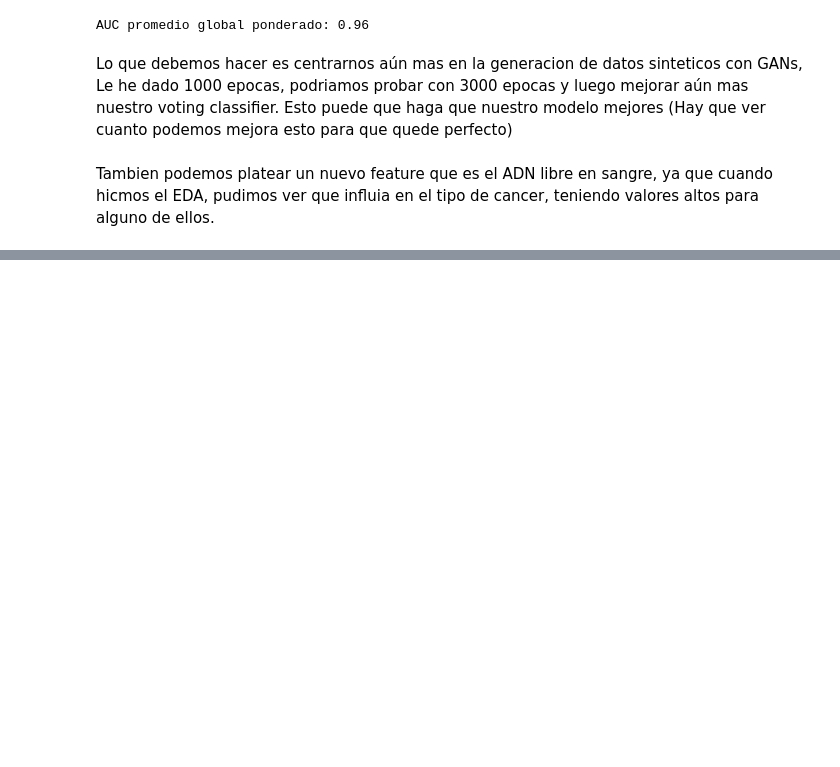
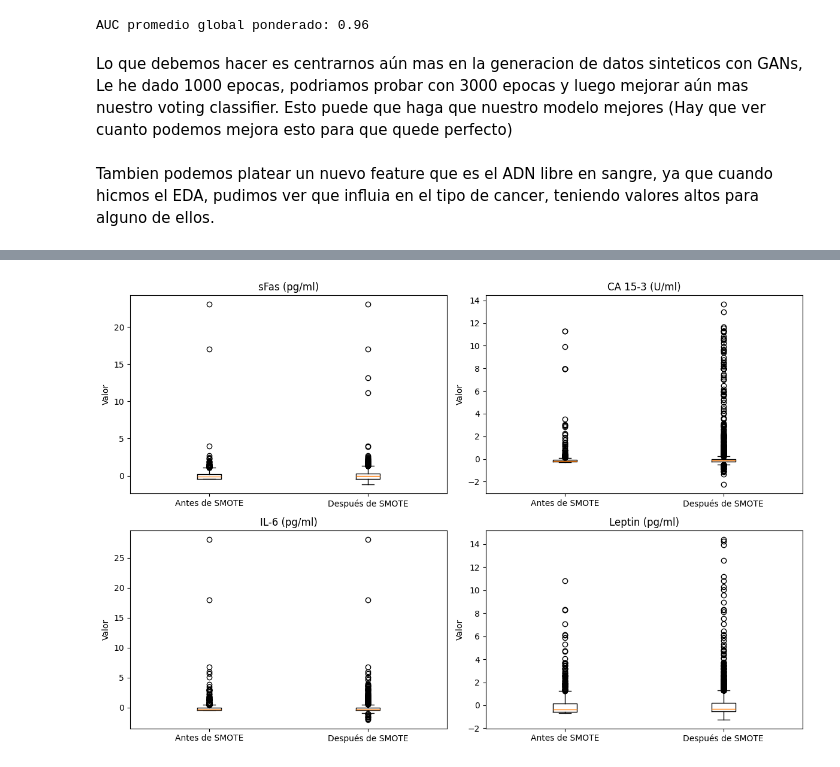
Before and after one commit to kevoa/Cancer-Prediction-, a Jupyter notebook: research/SEGUNDA_PARTE_DEF.ipynb, the cells around one changed output, grey strips where cells are left out. Cells and saved outputs as stored; diff of their text form; code cells hidden in the pictures; blank space fills up the shorter version.

```diff
--- a/research/SEGUNDA_PARTE_DEF.ipynb
+++ b/research/SEGUNDA_PARTE_DEF.ipynb
@@ -121,7 +121,7 @@ def eda_pipeline(file_path, sheet_name, group_column=None):
 ### DF4
 # %%
 # Variables para la ejecución
-file_path = 'C:/Users/34622/Desktop/Master_location/SEGUNDA_PARTE_TFM_porfa/Tables_S1_to_S11.xlsx'
+file_path = 'Tables_S1_to_S11.xlsx'
 sheet_name_s4 = 'Table S4'
 sheet_name_s6 = 'Table S6'
 group_column = 'Tumor type'
@@ -418,7 +418,7 @@ https://revistas.unicolmayor.edu.co/index.php/nova/article/view/139/279
 ## Cargar las tablas que vamos a usar:
 # %%
 # Variables para la ejecución
-file_path = 'C:/Users/34622/Desktop/Master_location/SEGUNDA_PARTE_TFM_porfa/Tables_S1_to_S11.xlsx'
+file_path = 'Tables_S1_to_S11.xlsx'
 sheet_name_s4 = 'Table S4'
 sheet_name_s6 = 'Table S6'
 group_column_s6 = 'Tumor type'
@@ -2812,0 +3638,17 @@ Tambien podemos platear un nuevo feature que es el ADN libre en sangre, ya que c
+# %%
+# Comparación de varias características usando boxplots
+plt.figure(figsize=(12, 8))
+
+# Características seleccionadas para la comparación
+features_to_compare = ['sFas (pg/ml)', 'CA 15-3 (U/ml)', 'IL-6 (pg/ml)', 'Leptin (pg/ml)']
+
+for i, feature in enumerate(features_to_compare):
+    plt.subplot(2, 2, i + 1)
+    plt.boxplot([df[feature], X_resampled[feature]], labels=['Antes de SMOTE', 'Después de SMOTE'])
+    plt.title(feature)
+    plt.ylabel('Valor')
+
+plt.tight_layout()
+plt.show()
+# %% [output]
+[figure, added]
```
Also changed, not shown: parts of 19 cells of this notebook, 10 other files.
